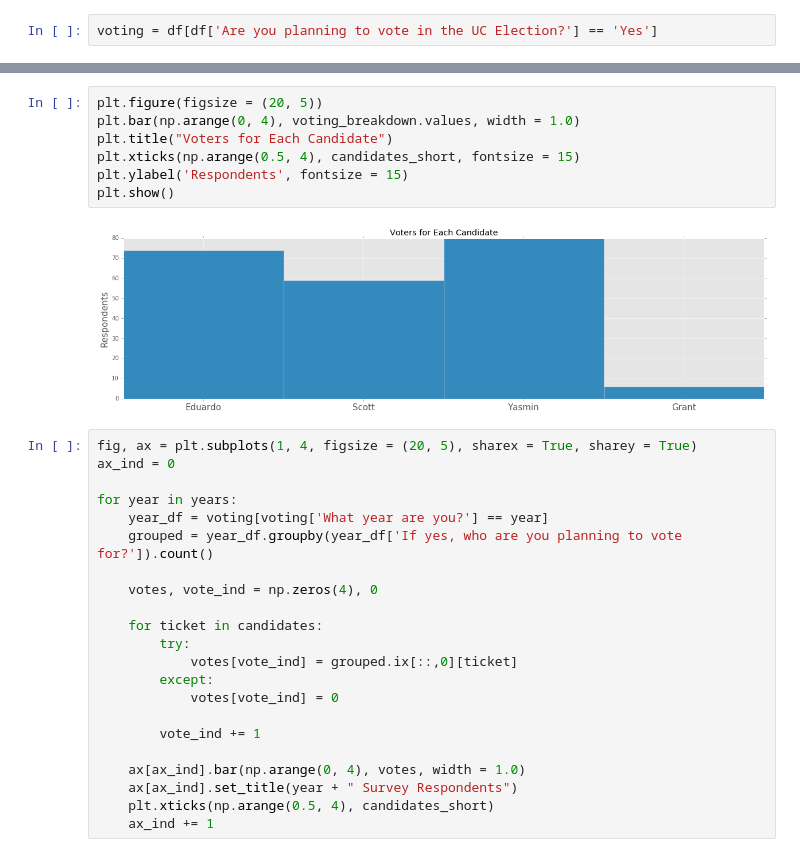
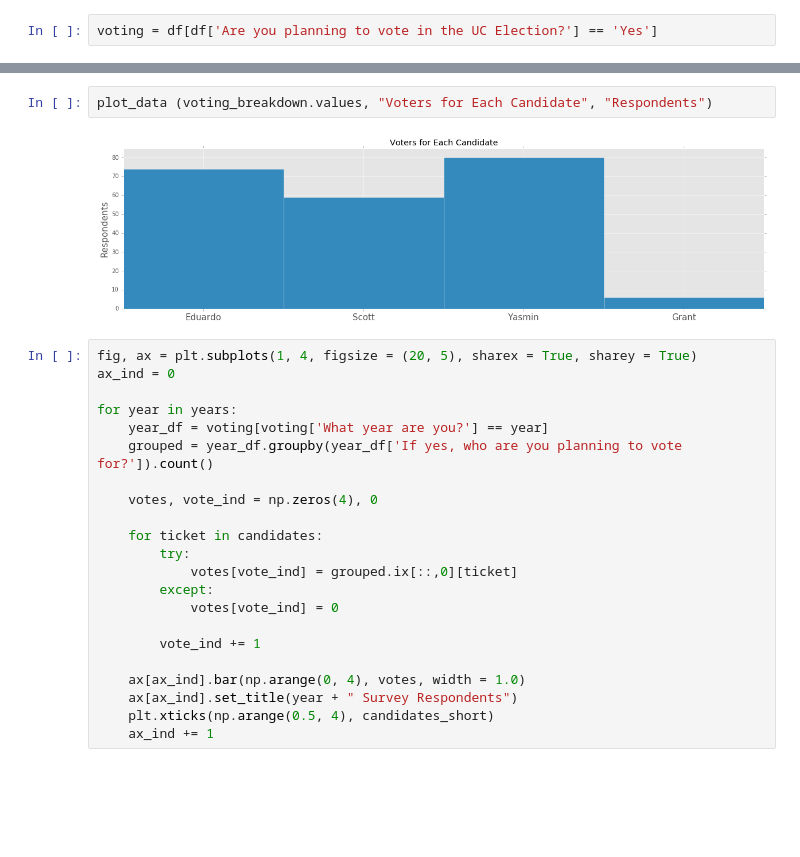
Before and after one commit to HarvardOpenData/sixteenthirtysix, a Jupyter notebook: Data Analysis.ipynb, the cells around one changed output, grey strips where cells are left out. Saved outputs shown, nothing was run; the diff lists cells and outputs as text; blank space fills up the shorter version.

```diff
--- a/Data Analysis.ipynb
+++ b/Data Analysis.ipynb
@@ -50,12 +53,7 @@ Name: What year are you?, dtype: int64
-# %%
-plt.figure(figsize = (20, 5))
-plt.bar(np.arange(0, 4), voting_breakdown.values, width = 1.0)
-plt.title("Voters for Each Candidate")
-plt.xticks(np.arange(0.5, 4), candidates_short, fontsize = 15)
-plt.ylabel('Respondents', fontsize = 15)
-plt.show()
-# %% [output]
-[figure, removed]
+# %%
+plot_data (voting_breakdown.values, "Voters for Each Candidate", "Respondents")
+# %% [output]
+[figure, added]
 # %%
 fig, ax = plt.subplots(1, 4, figsize = (20, 5), sharex = True, sharey = True)
 ax_ind = 0
```
Also changed, not shown: parts of 15 cells of this notebook.
